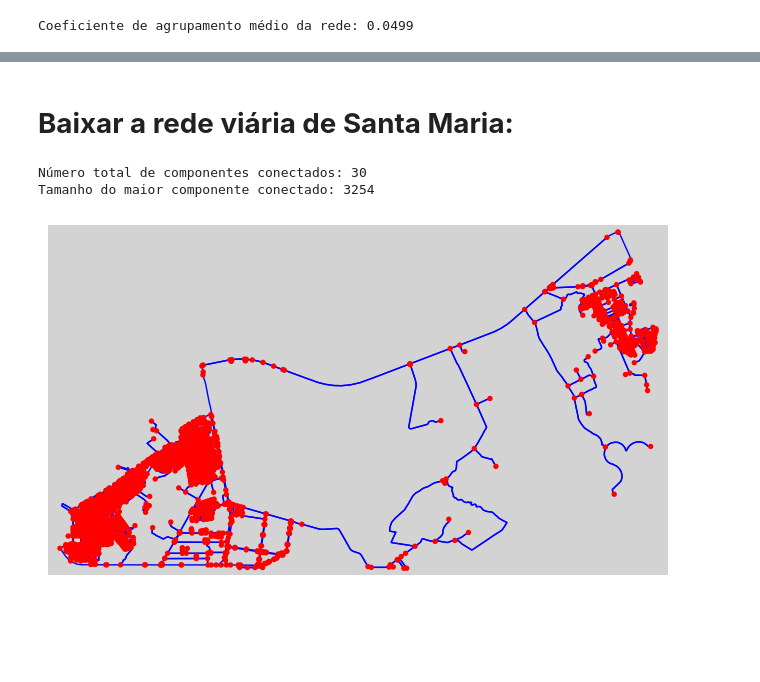
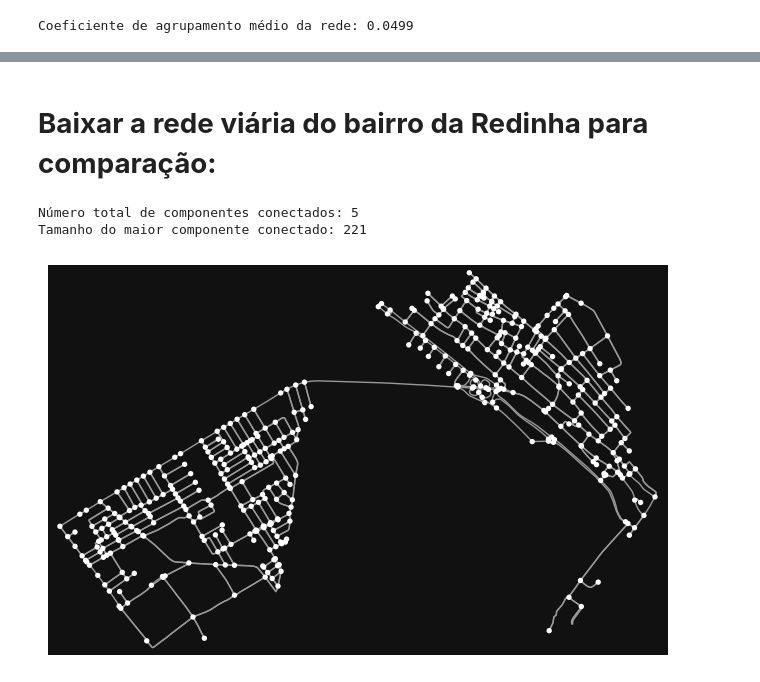
Before and after one commit to julianessantos/AED-II, a Jupyter notebook: Unidade 1/U1T4/U1T4.ipynb, the cells around one changed output, grey strips where cells are left out. Saved outputs shown, nothing was run; the diff lists cells and outputs as text; code cells hidden in the pictures; blank space fills up the shorter version.

```diff
--- a/Unidade 1/U1T4/U1T4.ipynb
+++ b/Unidade 1/U1T4/U1T4.ipynb
@@ -127,27 +160,27 @@ Coeficiente de agrupamento médio da rede: 0.0499
 # %% [markdown]
-# **Baixar a rede viária de Santa Maria:**
+# **Baixar a rede viária do bairro da Redinha para comparação:**
 # %%
 import osmnx as ox
 import matplotlib.pyplot as plt
-# Baixar a rede viária para veículos do bairro Felipe Camarão
-G = ox.graph_from_place("Santa Maria, Brasília, Distrito Federal, Brasil", network_type="drive")
+# Baixar a rede viária para veículos do bairro da Redinha
+G = ox.graph_from_place("Redinha, Natal, Rio Grande do Norte, Brasil", network_type="drive")
 
 # Encontrar os componentes conectados da rede
 connected_components = list(nx.strongly_connected_components(G))
 
 # Número total de componentes conectados
 num_components = len(connected_components)
 print(f"Número total de componentes conectados: {num_components}")
 
 # Encontrar o maior componente conectado (componente gigante)
 largest_component = max(connected_components, key=len)
 G_largest = G.subgraph(largest_component).copy()
 largest_component_size = len(largest_component)
 print(f"Tamanho do maior componente conectado: {largest_component_size}")
 
 # Visualizar o maior componente conectado
-fig, ax = ox.plot_graph(G_largest, node_color="red", edge_color="blue", bgcolor="lightgray")
+fig, ax = ox.plot_graph(G)
 # %% [output]
-Número total de componentes conectados: 30
-Tamanho do maior componente conectado: 3254
+Número total de componentes conectados: 5
+Tamanho do maior componente conectado: 221
-[figure, old version]
+[figure, new version]
```
Also changed, not shown: parts of 12 cells of this notebook, 1 other file.
